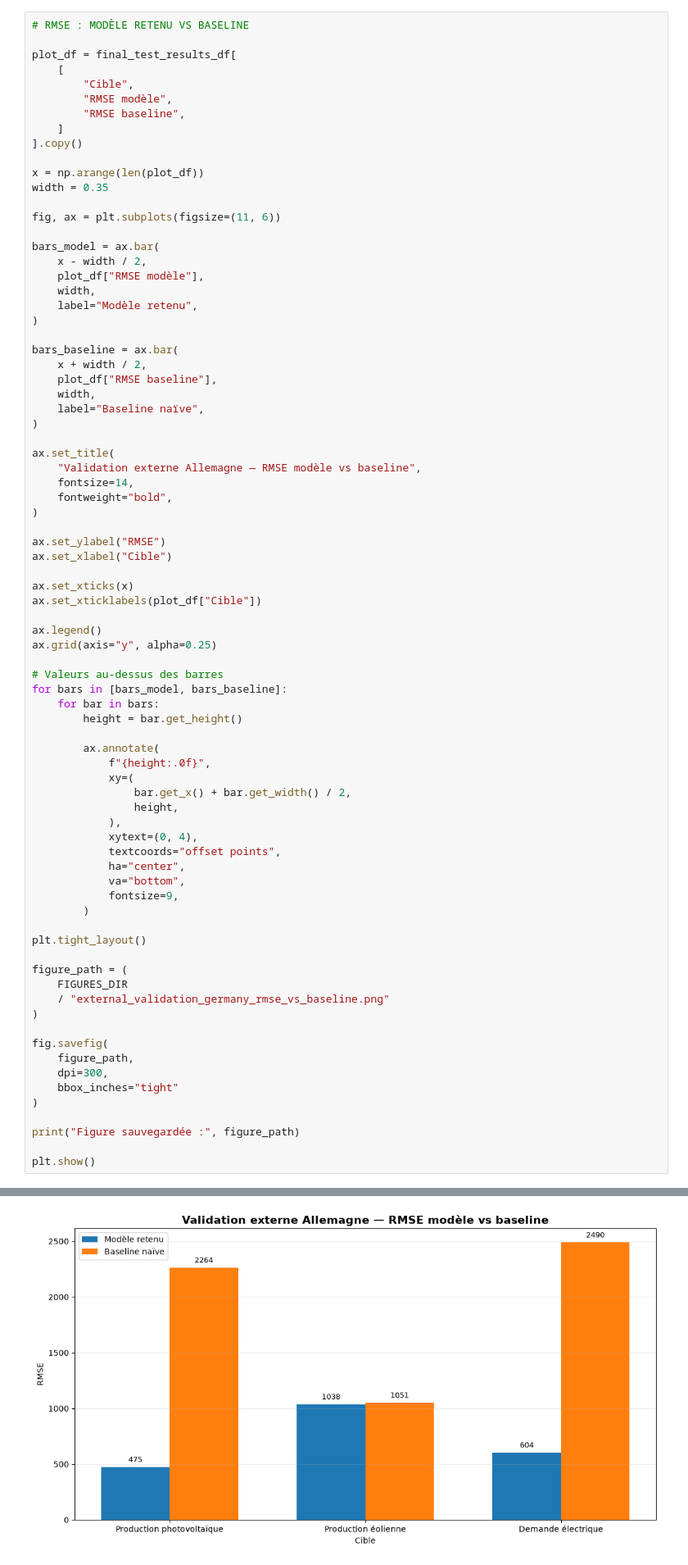
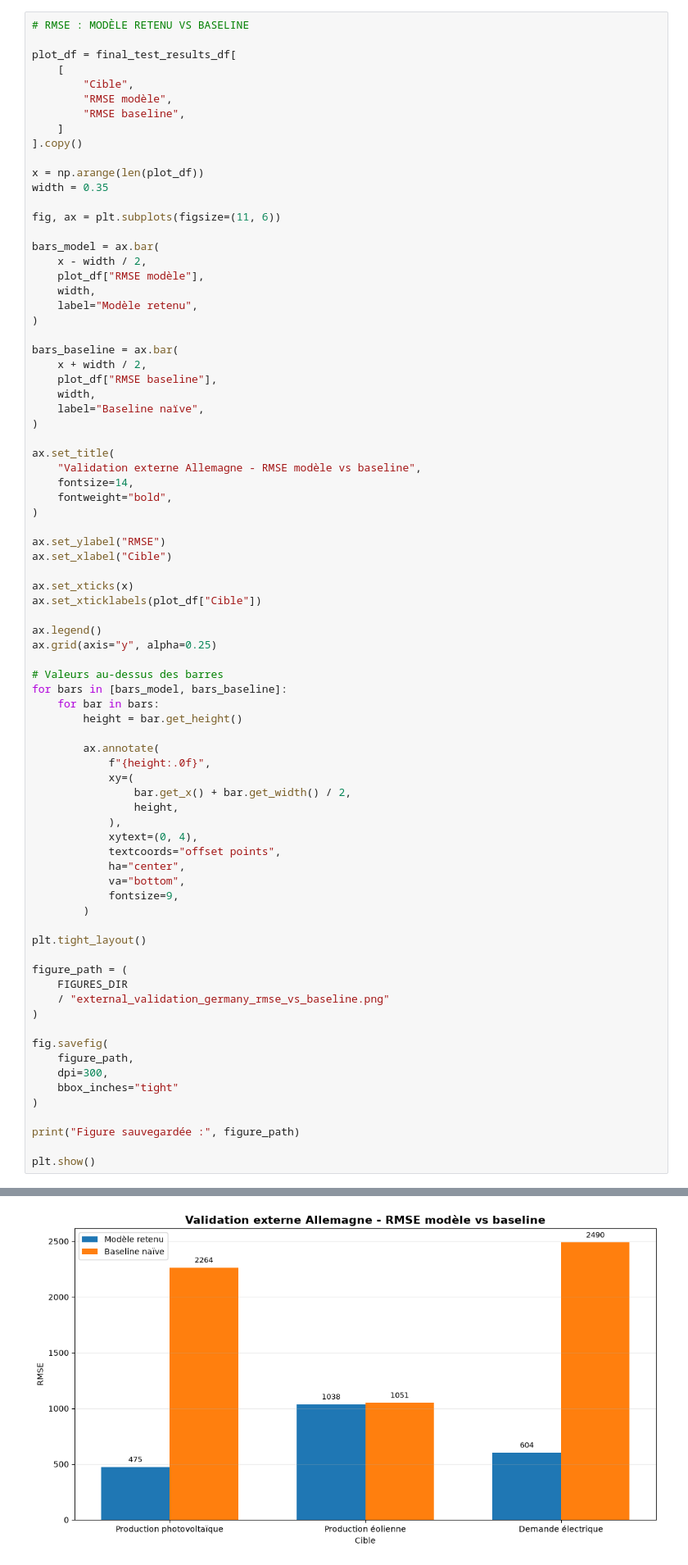
Before and after one commit to celestinesia31/Smart_energy_forecasting, a Jupyter notebook: notebooks/08_external_validation.ipynb, the cells around one changed output, grey strips where cells are left out. Shown at 82% size. Saved outputs shown, nothing was run; the diff lists cells and outputs as text.

```diff
--- a/notebooks/08_external_validation.ipynb
+++ b/notebooks/08_external_validation.ipynb
@@ -1346,7 +1303,7 @@ bars_baseline = ax.bar(
 )
 
 ax.set_title(
-    "Validation externe Allemagne — RMSE modèle vs baseline",
+    "Validation externe Allemagne - RMSE modèle vs baseline",
     fontsize=14,
     fontweight="bold",
 )
@@ -1369,34 +1326,34 @@ for bars in [bars_model, bars_baseline]:
             f"{height:.0f}",
             xy=(
                 bar.get_x() + bar.get_width() / 2,
                 height,
             ),
             xytext=(0, 4),
             textcoords="offset points",
             ha="center",
             va="bottom",
             fontsize=9,
         )
 
 plt.tight_layout()
 
 figure_path = (
     FIGURES_DIR
     / "external_validation_germany_rmse_vs_baseline.png"
 )
 
 fig.savefig(
     figure_path,
     dpi=300,
     bbox_inches="tight"
 )
 
 print("Figure sauvegardée :", figure_path)
 
 plt.show()
 # %% [output]
 Figure sauvegardée : c:\Users\celes\Desktop\PFE\figures\external_validation_germany_rmse_vs_baseline.png
-[figure, old version]
+[figure, new version]
 # %%
 # RÉEL VS PRÉDIT / EXTRAIT DE 7 JOURS DU TEST
 
```
Also changed, not shown: parts of 13 cells of this notebook, 44 other files.
